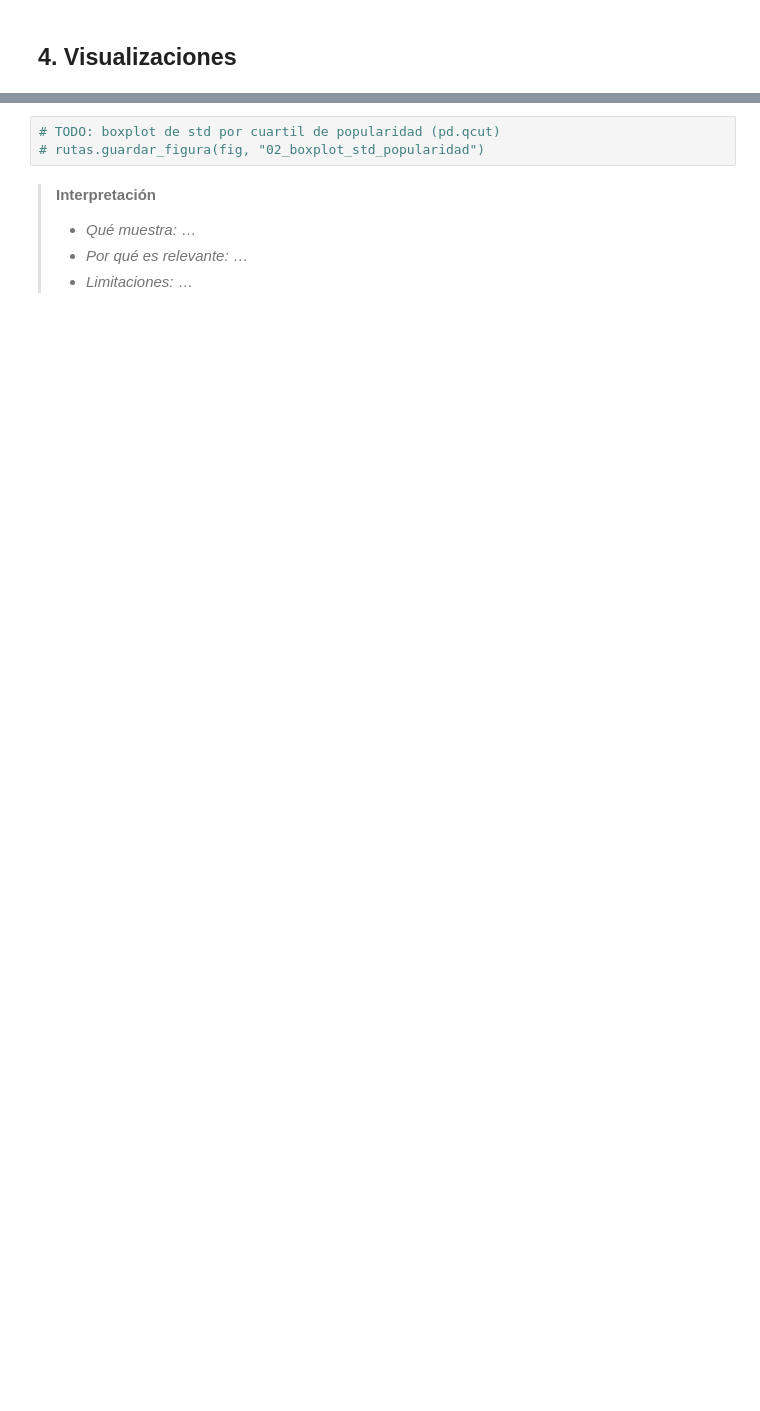
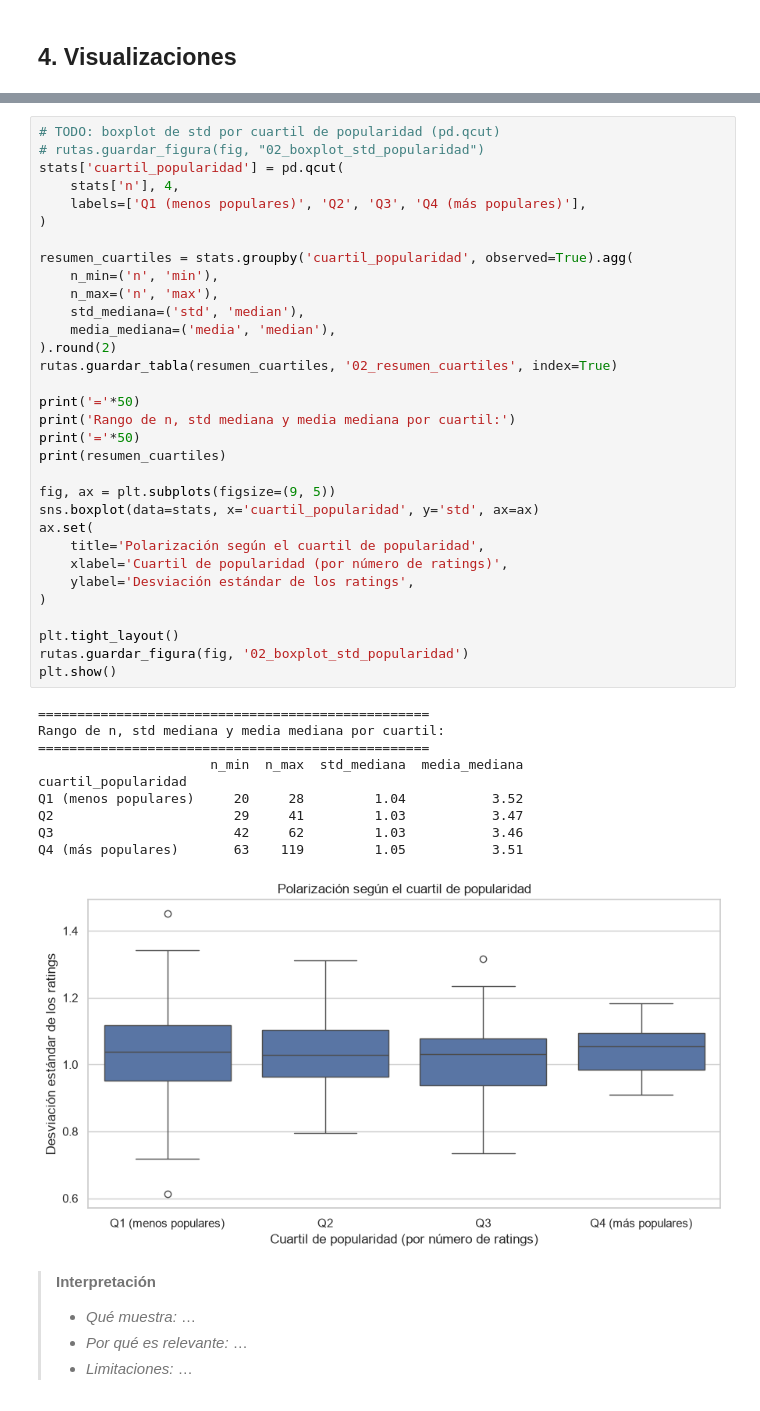
Before and after one commit to srandres-git/movielens-proyecto-integrador, a Jupyter notebook: notebooks/02_popularidad_polarizacion.ipynb, the cells around one changed output, grey strips where cells are left out. Cells and saved outputs as stored; diff of their text form; blank space fills up the shorter version.

```diff
--- a/notebooks/02_popularidad_polarizacion.ipynb
+++ b/notebooks/02_popularidad_polarizacion.ipynb
@@ -66,6 +193,46 @@ Spearman como medida principal (n es muy asimétrico) y Pearson como comparació
 # %%
 # TODO: boxplot de std por cuartil de popularidad (pd.qcut)
 # rutas.guardar_figura(fig, "02_boxplot_std_popularidad")
+stats['cuartil_popularidad'] = pd.qcut(
+    stats['n'], 4,
+    labels=['Q1 (menos populares)', 'Q2', 'Q3', 'Q4 (más populares)'],
+)
+
+resumen_cuartiles = stats.groupby('cuartil_popularidad', observed=True).agg(
+    n_min=('n', 'min'),
+    n_max=('n', 'max'),
+    std_mediana=('std', 'median'),
+    media_mediana=('media', 'median'),
+).round(2)
+rutas.guardar_tabla(resumen_cuartiles, '02_resumen_cuartiles', index=True)
+
+print('='*50)
+print('Rango de n, std mediana y media mediana por cuartil:')
+print('='*50)
+print(resumen_cuartiles)
+
+fig, ax = plt.subplots(figsize=(9, 5))
+sns.boxplot(data=stats, x='cuartil_popularidad', y='std', ax=ax)
+ax.set(
+    title='Polarización según el cuartil de popularidad',
+    xlabel='Cuartil de popularidad (por número de ratings)',
+    ylabel='Desviación estándar de los ratings',
+)
+
+plt.tight_layout()
+rutas.guardar_figura(fig, '02_boxplot_std_popularidad')
+plt.show()
+# %% [output]
+==================================================
+Rango de n, std mediana y media mediana por cuartil:
+==================================================
+                      n_min  n_max  std_mediana  media_mediana
+cuartil_popularidad
+Q1 (menos populares)     20     28         1.04           3.52
+Q2                       29     41         1.03           3.47
+Q3                       42     62         1.03           3.46
+Q4 (más populares)       63    119         1.05           3.51
+[figure, added]
 # %% [markdown]
 > **Interpretación**
 > - *Qué muestra:* …
```
Also changed, not shown: parts of 9 cells of this notebook, 9 other files.
